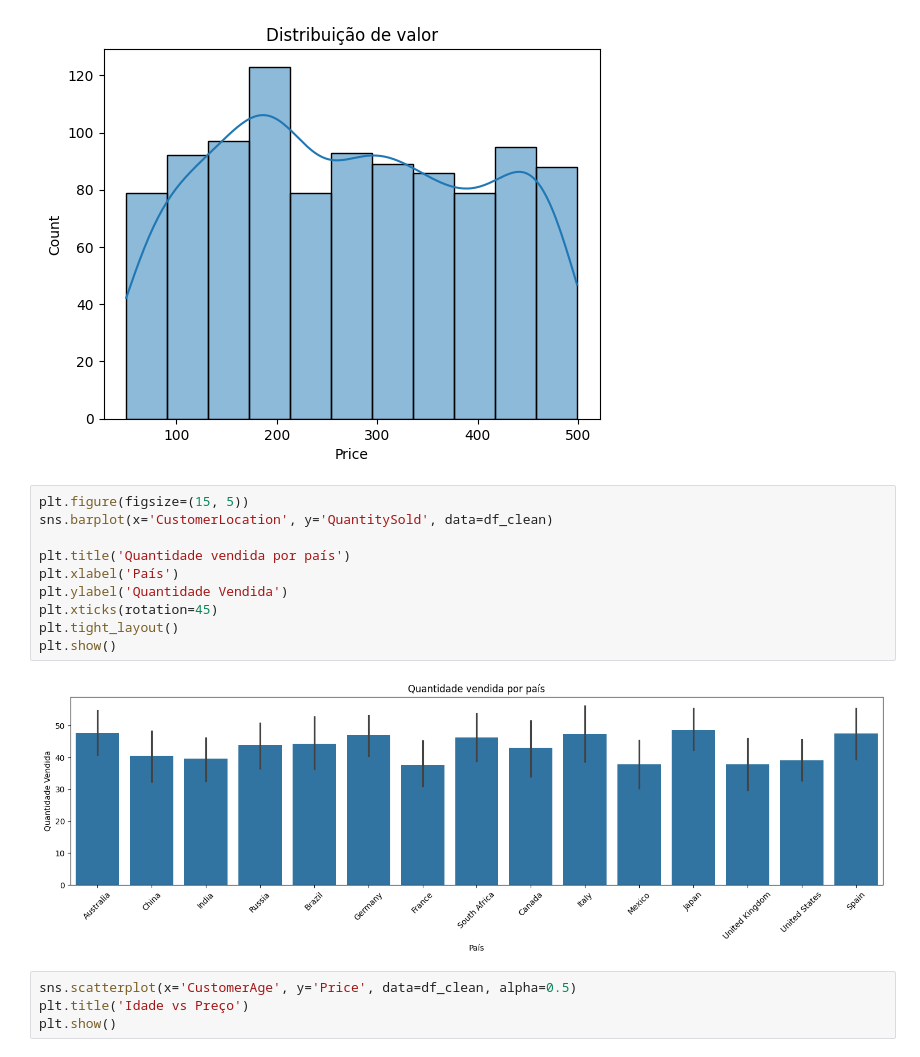
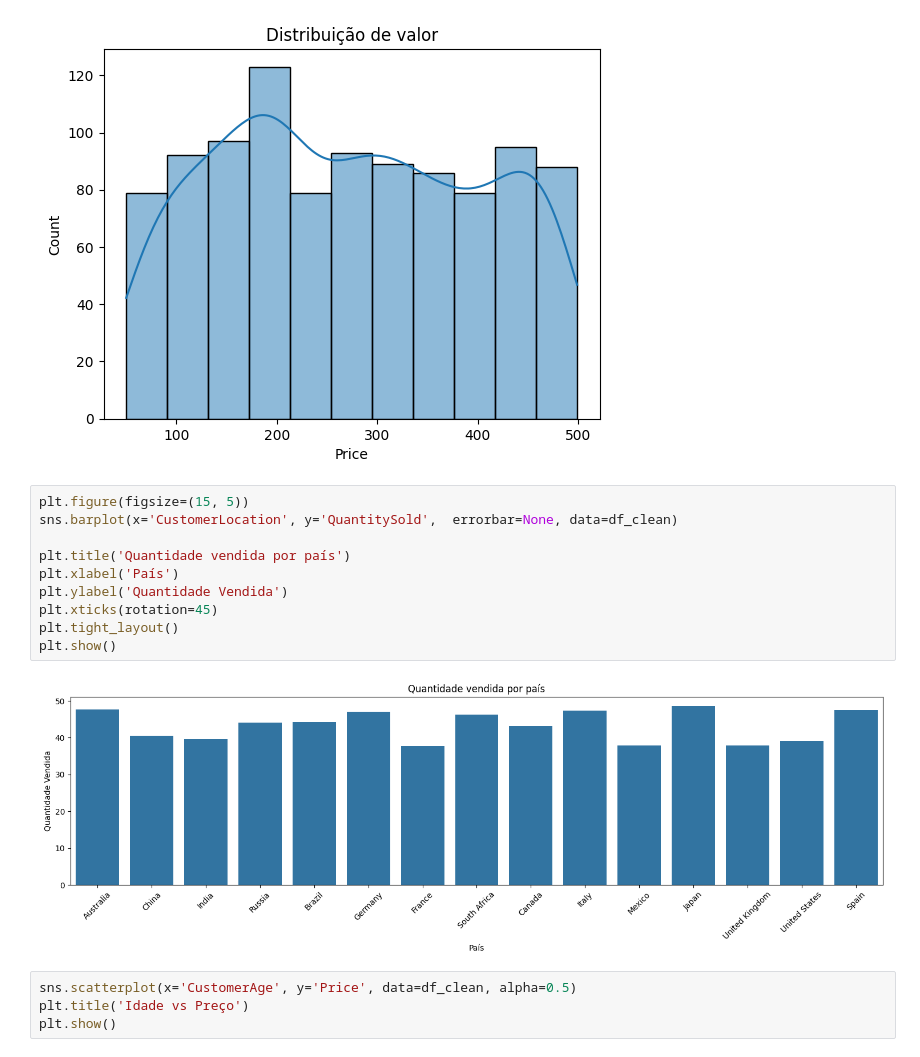
Before and after one commit to danilooxz/TrabalhoAnaliseDados, a Jupyter notebook: trabalho.ipynb, the cells around one changed output. Cells and saved outputs as stored; diff of their text form.

```diff
--- a/trabalho.ipynb
+++ b/trabalho.ipynb
@@ -130,16 +130,16 @@ plt.show()
 [figure]
 # %%
 plt.figure(figsize=(15, 5))
-sns.barplot(x='CustomerLocation', y='QuantitySold', data=df_clean)
+sns.barplot(x='CustomerLocation', y='QuantitySold',  errorbar=None, data=df_clean)
 
 plt.title('Quantidade vendida por país')
 plt.xlabel('País')
 plt.ylabel('Quantidade Vendida')
 plt.xticks(rotation=45)
 plt.tight_layout()
 plt.show()
 # %% [output]
-[figure, old version]
+[figure, new version]
 # %%
 sns.scatterplot(x='CustomerAge', y='Price', data=df_clean, alpha=0.5)
 plt.title('Idade vs Preço')
```
Also changed, not shown: parts of 2 cells of this notebook.
